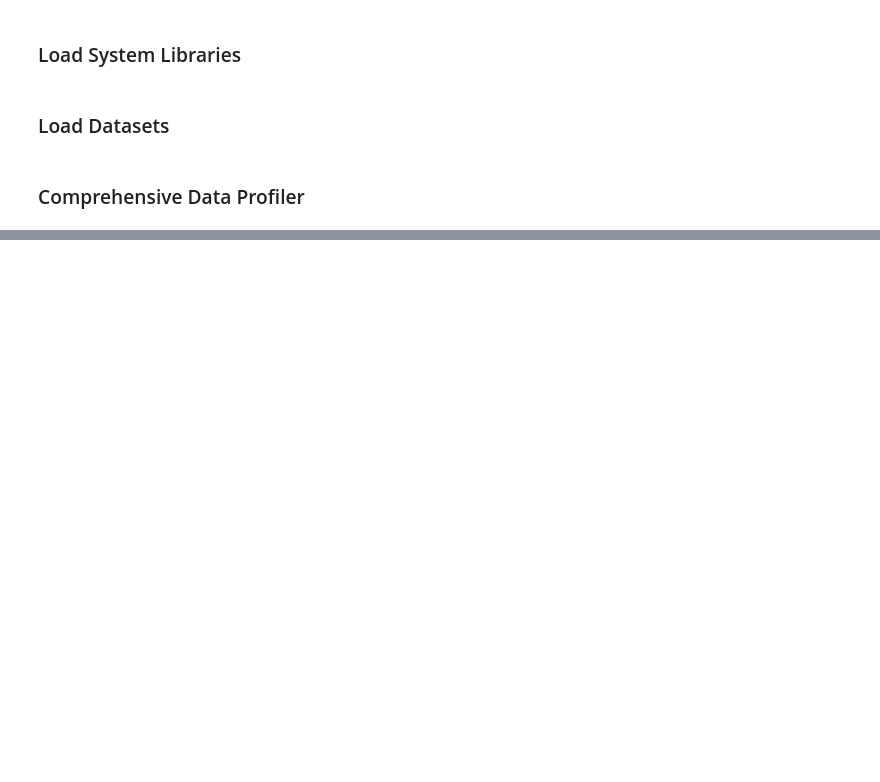
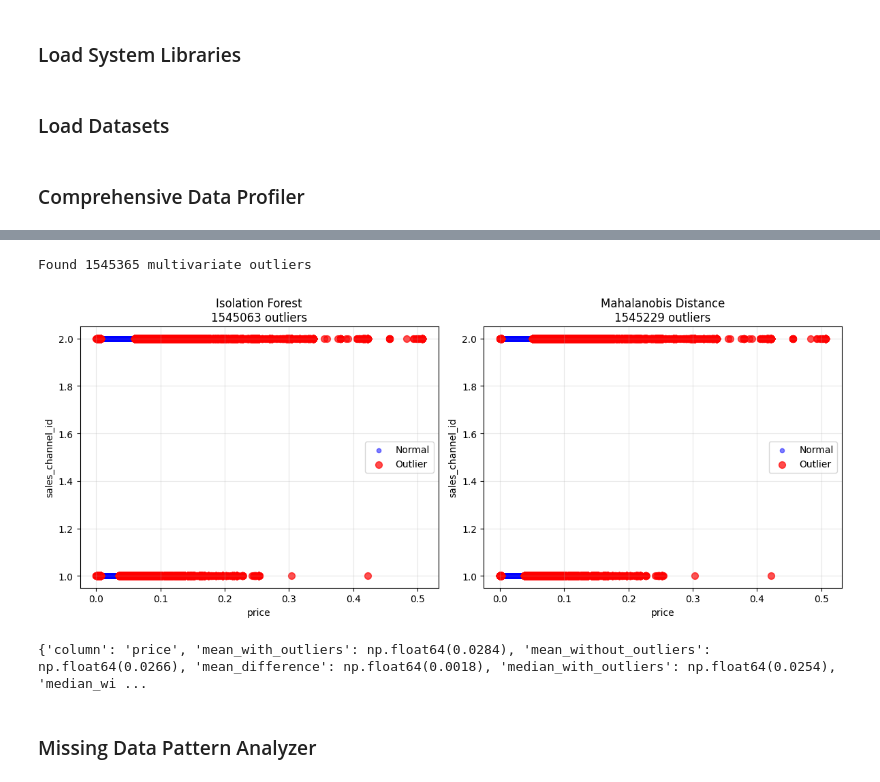
Before and after one commit to edoerner/rel-datasets-eda, a Jupyter notebook: rel-hm/rel_hm_eda.ipynb, the cells around one changed output, grey strips where cells are left out. Saved outputs shown, nothing was run; the diff lists cells and outputs as text; code cells hidden in the pictures; blank space fills up the shorter version.

```diff
--- a/rel-hm/rel_hm_eda.ipynb
+++ b/rel-hm/rel_hm_eda.ipynb
@@ -40,0 +187,20 @@ print(articles_report["data_quality_issues"])
+# %%
+# Detect multivariate outliers
+iso_outliers = suite.detect_isolation_forest_outliers(contamination=0.1)
+print(f"Found {iso_outliers.sum()} multivariate outliers")
+
+feature1 = "price"
+feature2 = "sales_channel_id"
+suite.plot_multivariate_outliers([feature1, feature2])
+# %% [output]
+Found 1545365 multivariate outliers
+[figure, added]
+# %%
+# Analyze outlier impact
+col = "price"
+impact = suite.analyze_outlier_impact(col)
+print(impact)
+# %% [output]
+{'column': 'price', 'mean_with_outliers': np.float64(0.0284), 'mean_without_outliers': np.float64(0.0266), 'mean_difference': np.float64(0.0018), 'median_with_outliers': np.float64(0.0254), 'median_wi ...
+# %% [markdown]
+### Missing Data Pattern Analyzer
```
Also changed, not shown: parts of 27 cells of this notebook, 1 other file.
